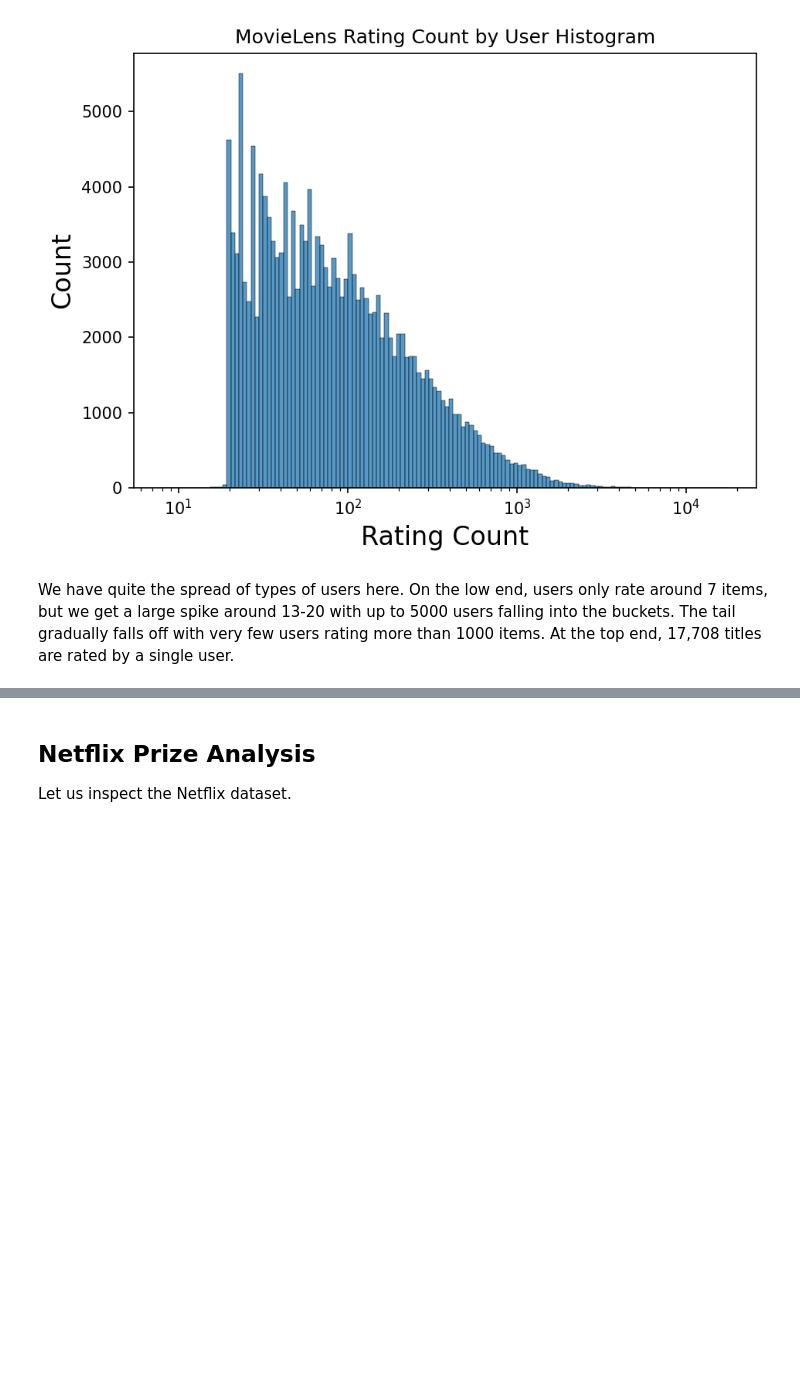
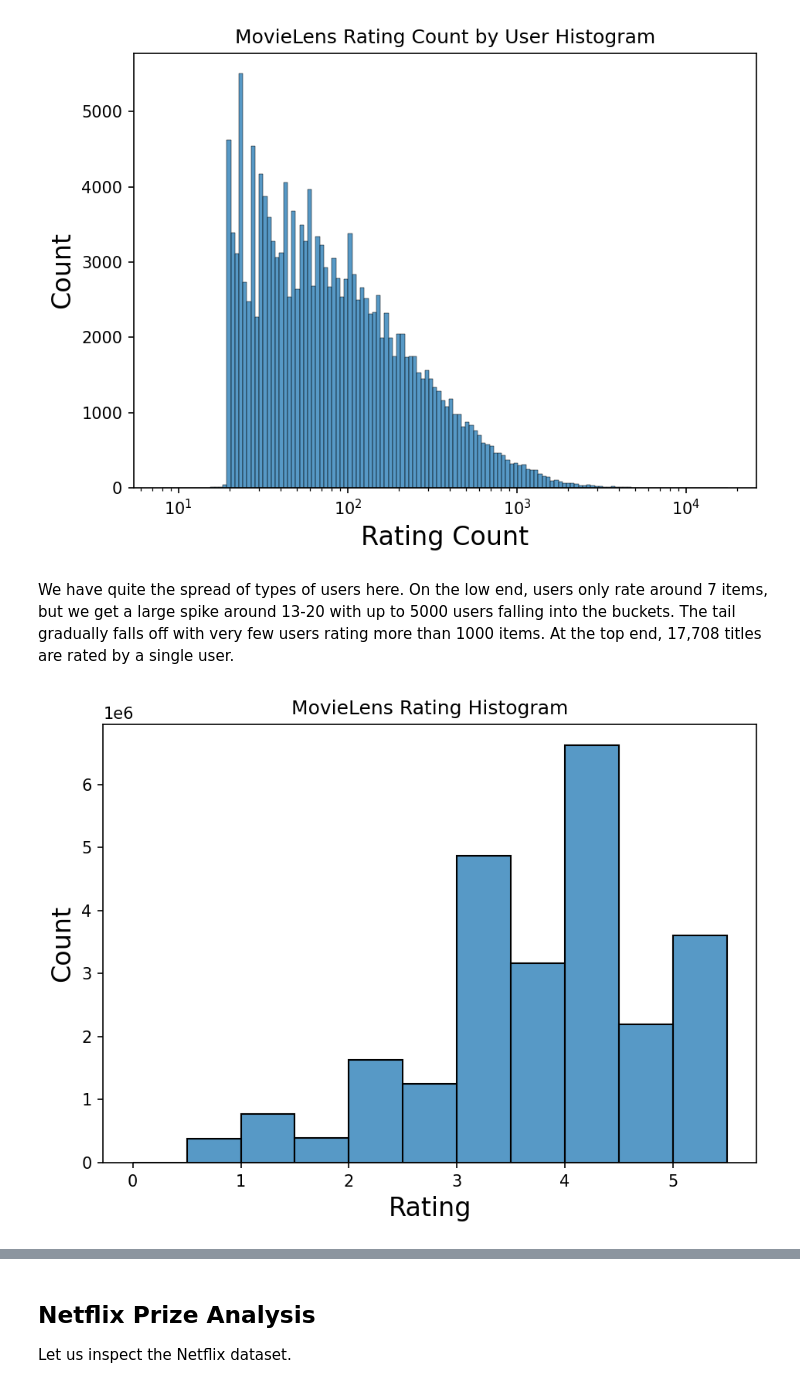
Before and after one commit to jmfb/csc6711-project2, a Jupyter notebook: Project2.ipynb, the cells around one changed output, grey strips where cells are left out. Cells and saved outputs as stored; diff of their text form; code cells hidden in the pictures; blank space fills up the shorter version.

Commit message:
Adding rating histograms.  I think that is it for the notebook!

```diff
--- a/Project2.ipynb
+++ b/Project2.ipynb
@@ -97,6 +97,10 @@ def plot_rating_counts_by_user(df, name):
     display(df_counts.describe())
     plot = sns.histplot(x=df_counts['rating'], log_scale=True)
     plot.set(title=f"{name} Rating Count by User Histogram", xlabel="Rating Count");
+
+def plot_ratings(df, name, bins):
+    plot = sns.histplot(x=df.rating, bins=bins)
+    plot.set(title=f"{name} Rating Histogram", xlabel="Rating");
 # %% [markdown]
 ## MovieLens Analysis
 
@@ -178,3 +182,7 @@ plot_rating_counts_by_user(df1, 'MovieLens')
 [figure]
 # %% [markdown]
 We have quite the spread of types of users here.  On the low end, users only rate around 7 items, but we get a large spike around 13-20 with up to 5000 users falling into the buckets.  The tail gradually falls off with very few users rating more than 1000 items.  At the top end, 17,708 titles are rated by a single user.
+# %%
+plot_ratings(df1, 'MovieLens', [0,0.5,1,1.5,2,2.5,3,3.5,4,4.5,5,5.5])
+# %% [output]
+[figure, added]
```
Also changed, not shown: parts of 7 cells of this notebook.
